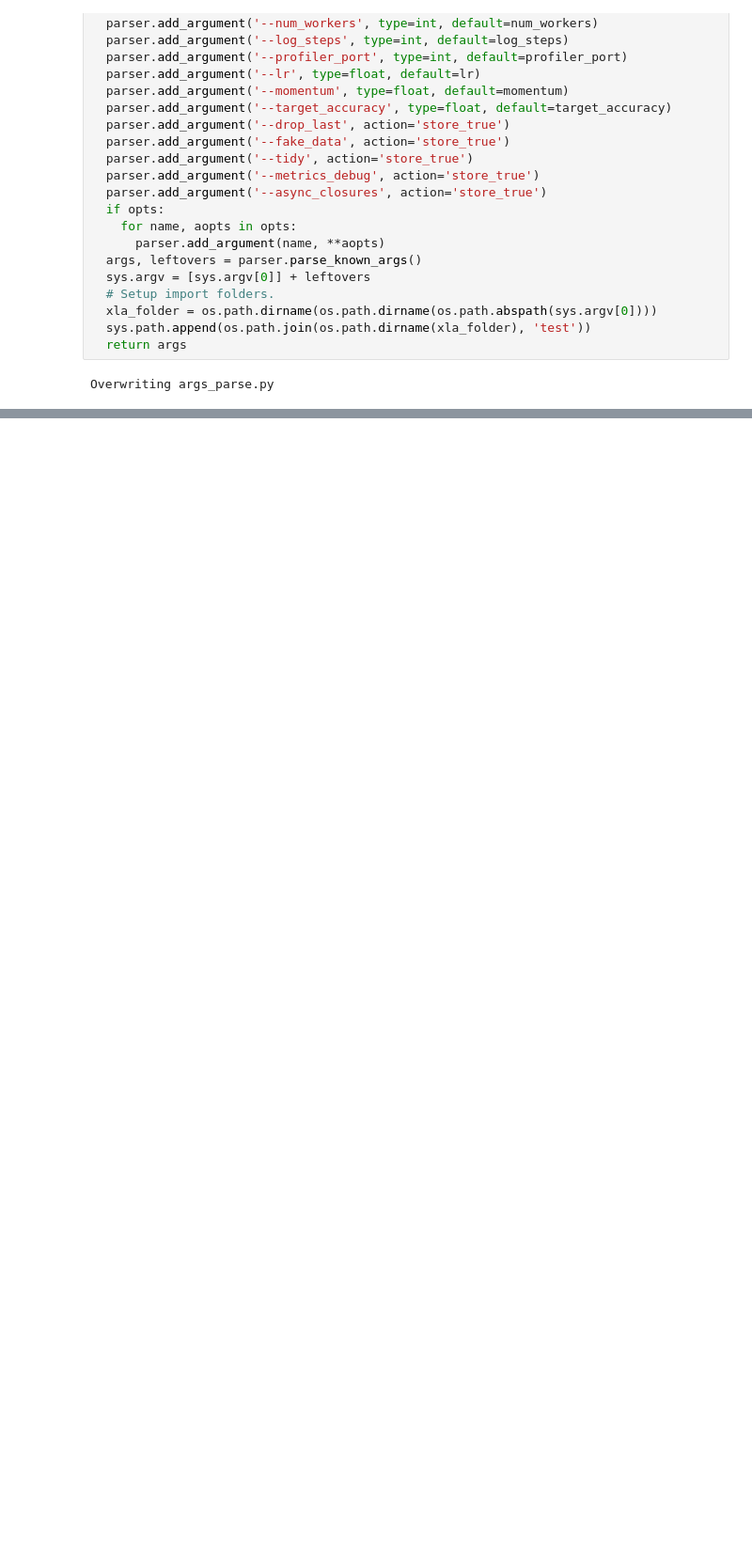
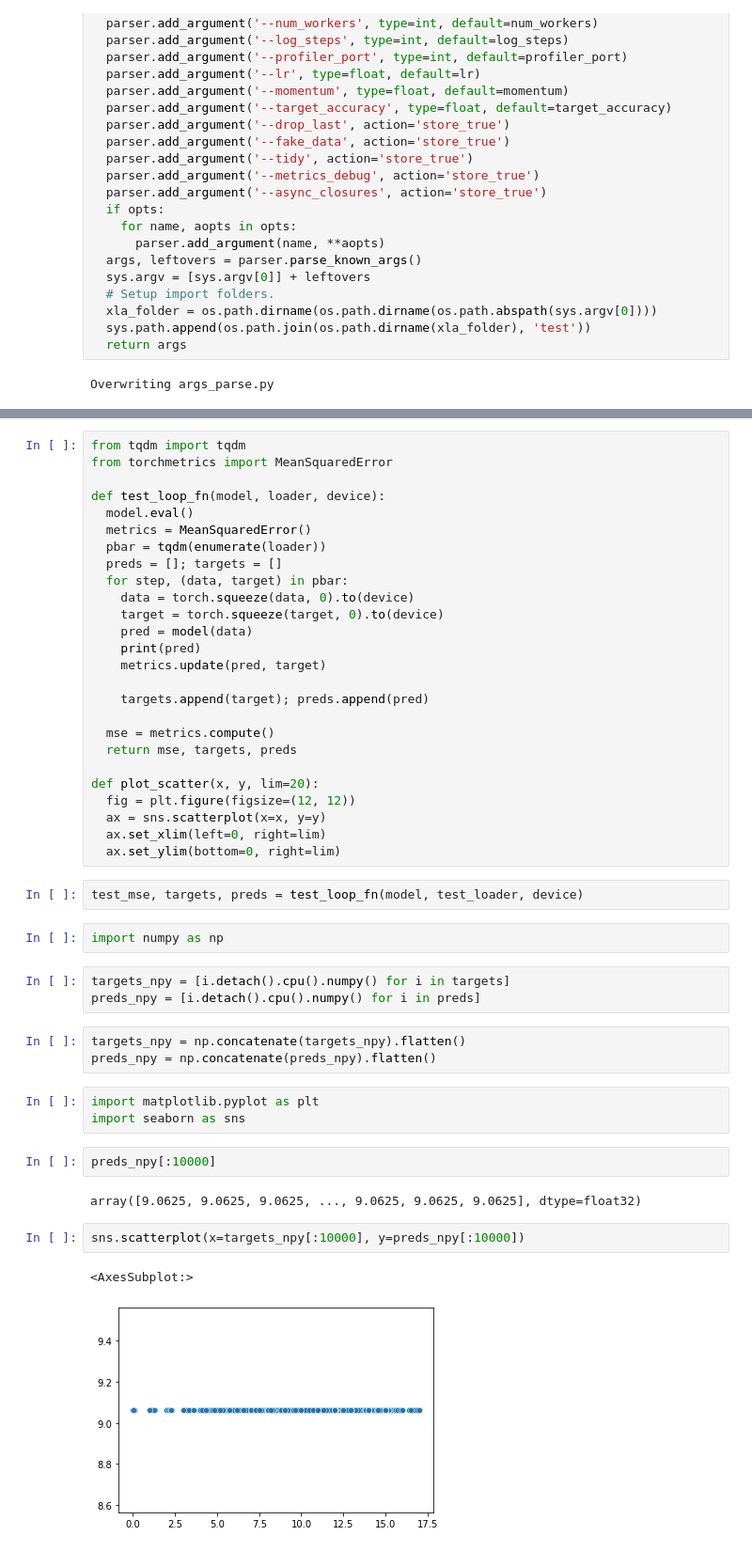
Before and after one commit to yztxwd/DreamChallenge, a Jupyter notebook: DreamChallenge.ipynb, the cells around one changed output, grey strips where cells are left out. Shown at 94% size. Drawn from its saved outputs; the diff is of its cells as text; blank space fills up the shorter version.

```diff
--- a/DreamChallenge.ipynb
+++ b/DreamChallenge.ipynb
@@ -898,0 +1074,48 @@ Overwriting tpu_ddp.py
+# %%
+from tqdm import tqdm
+from torchmetrics import MeanSquaredError
+
+def test_loop_fn(model, loader, device):
+  model.eval()
+  metrics = MeanSquaredError()
+  pbar = tqdm(enumerate(loader))
+  preds = []; targets = []
+  for step, (data, target) in pbar:
+    data = torch.squeeze(data, 0).to(device)
+    target = torch.squeeze(target, 0).to(device)
+    pred = model(data)
+    print(pred)
+    metrics.update(pred, target)
+
+    targets.append(target); preds.append(pred)
+
+  mse = metrics.compute()
+  return mse, targets, preds
+
+def plot_scatter(x, y, lim=20):
+  fig = plt.figure(figsize=(12, 12))
+  ax = sns.scatterplot(x=x, y=y)
+  ax.set_xlim(left=0, right=lim)
+  ax.set_ylim(bottom=0, right=lim)
+# %%
+test_mse, targets, preds = test_loop_fn(model, test_loader, device)
+# %%
+import numpy as np
+# %%
+targets_npy = [i.detach().cpu().numpy() for i in targets]
+preds_npy = [i.detach().cpu().numpy() for i in preds]
+# %%
+targets_npy = np.concatenate(targets_npy).flatten()
+preds_npy = np.concatenate(preds_npy).flatten()
+# %%
+import matplotlib.pyplot as plt
+import seaborn as sns
+# %%
+preds_npy[:10000]
+# %% [output]
+array([9.0625, 9.0625, 9.0625, ..., 9.0625, 9.0625, 9.0625], dtype=float32)
+# %%
+sns.scatterplot(x=targets_npy[:10000], y=preds_npy[:10000])
+# %% [output]
+<AxesSubplot:>
+[figure, added]
```
Also changed, not shown: parts of 25 cells of this notebook, 1 other file.
